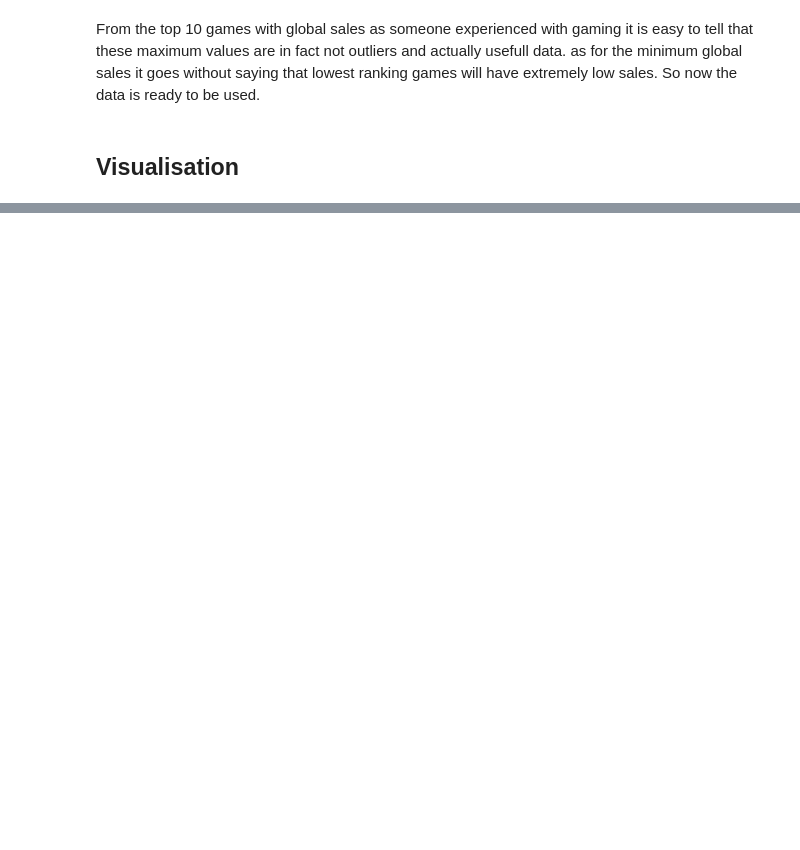
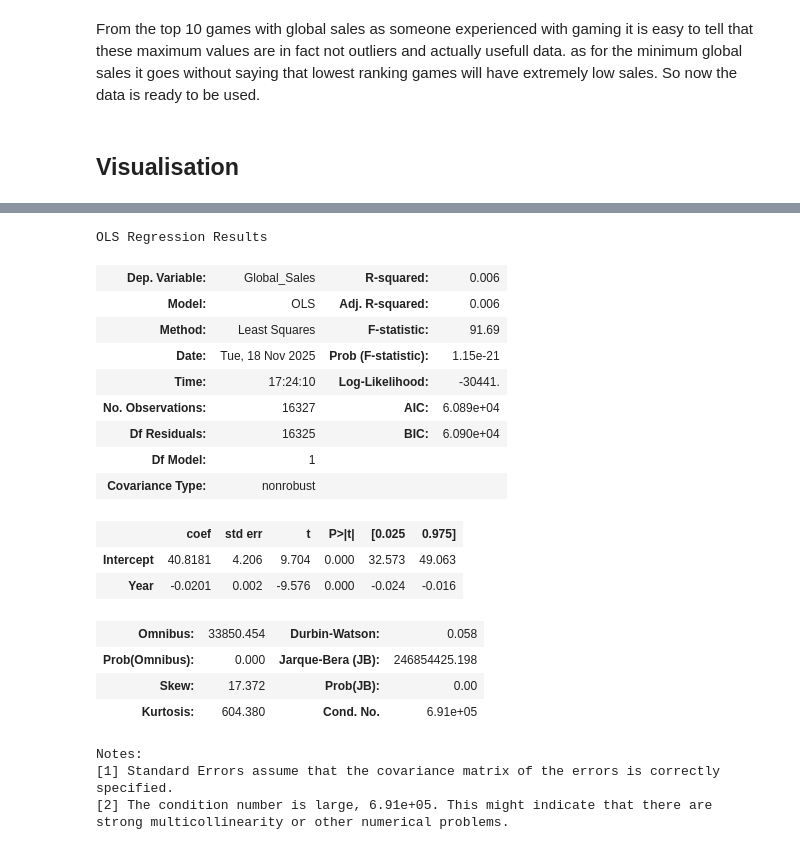
Before and after one commit to fingig/data-science-mini-project, a Jupyter notebook: notebooks/exploration.ipynb, the cells around one changed output, grey strips where cells are left out. Drawn from its saved outputs; the diff is of its cells as text; code cells hidden in the pictures; blank space fills up the shorter version.

```diff
--- a/notebooks/exploration.ipynb
+++ b/notebooks/exploration.ipynb
@@ -139,0 +203,24 @@ From the top 10 games with global sales as someone experienced with gaming it is
+# %%
+model.summary()
+# %% [output]
+OLS Regression Results
+| Dep. Variable: | Global_Sales | R-squared: | 0.006 |
+| Model: | OLS | Adj. R-squared: | 0.006 |
+| Method: | Least Squares | F-statistic: | 91.69 |
+| Date: | Tue, 18 Nov 2025 | Prob (F-statistic): | 1.15e-21 |
+| Time: | 17:24:10 | Log-Likelihood: | -30441. |
+| No. Observations: | 16327 | AIC: | 6.089e+04 |
+| Df Residuals: | 16325 | BIC: | 6.090e+04 |
+| Df Model: | 1 |  |  |
+| Covariance Type: | nonrobust |  |  |
+|  | coef | std err | t | P>|t| | [0.025 | 0.975] |
+| Intercept | 40.8181 | 4.206 | 9.704 | 0.000 | 32.573 | 49.063 |
+| Year | -0.0201 | 0.002 | -9.576 | 0.000 | -0.024 | -0.016 |
+| Omnibus: | 33850.454 | Durbin-Watson: | 0.058 |
+| Prob(Omnibus): | 0.000 | Jarque-Bera (JB): | 246854425.198 |
+| Skew: | 17.372 | Prob(JB): | 0.00 |
+| Kurtosis: | 604.380 | Cond. No. | 6.91e+05 |
+Notes:
+[1] Standard Errors assume that the covariance matrix of the errors is correctly specified.
+[2] The condition number is large, 6.91e+05. This might indicate that there are
+strong multicollinearity or other numerical problems.
```
Also changed, not shown: parts of 10 cells of this notebook.
